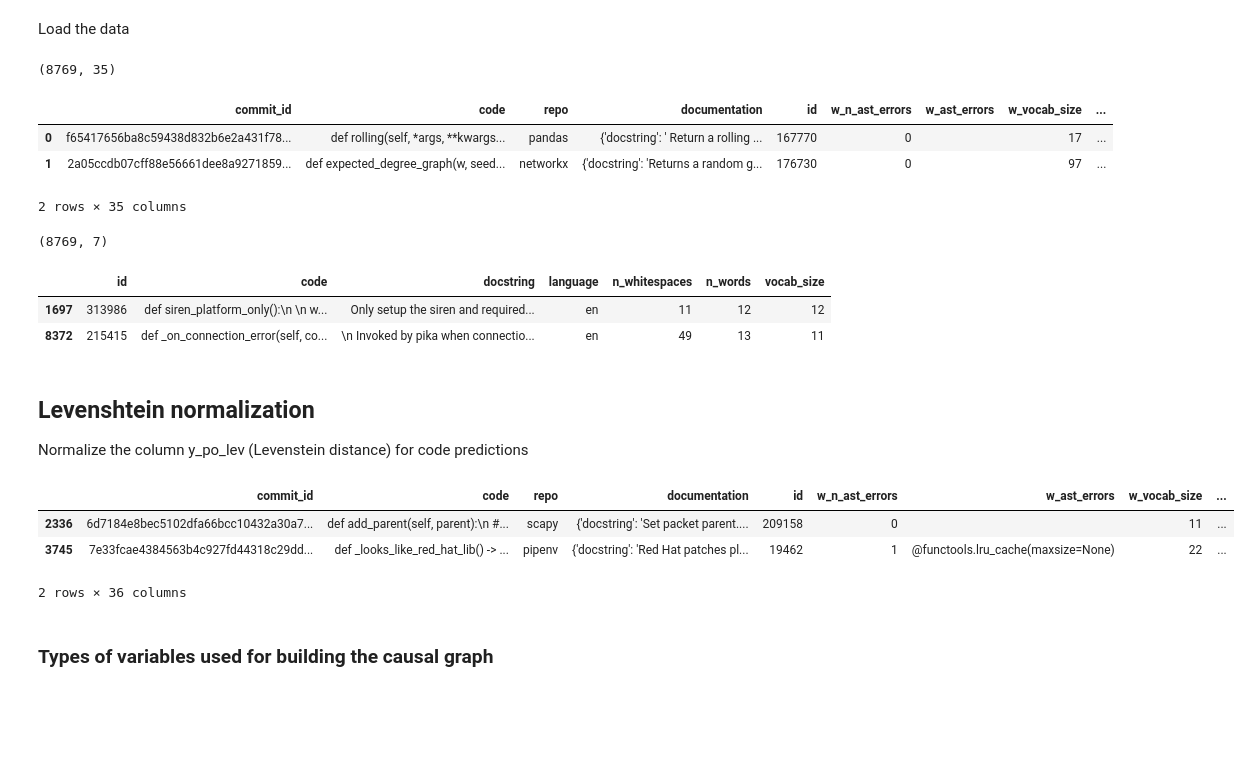
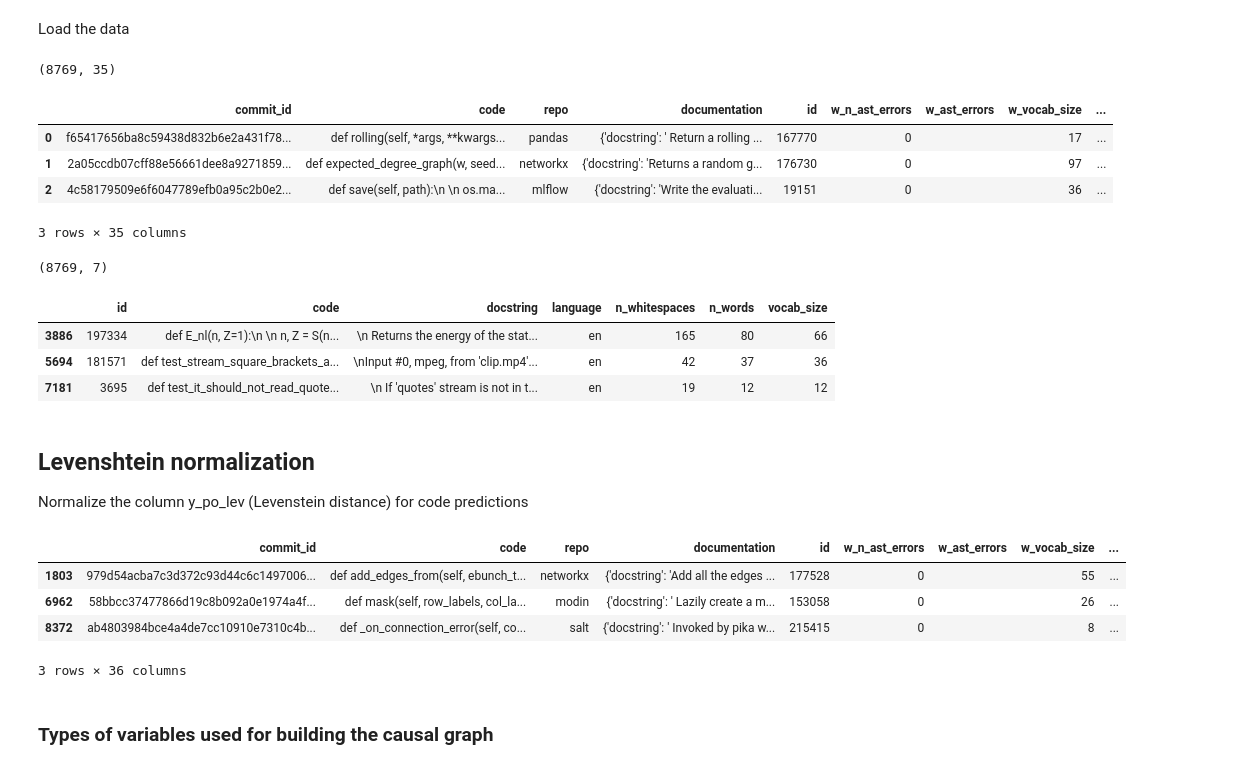
Before and after one commit to LeyliG/galeras-benchmark, a Jupyter notebook: docs/source/02_case_study_prompt_eng_propensity.ipynb, the cells around one changed output. Saved outputs shown, nothing was run; the diff lists cells and outputs as text; code cells hidden in the pictures; blank space fills up the shorter version.

```diff
--- a/docs/source/02_case_study_prompt_eng_propensity.ipynb
+++ b/docs/source/02_case_study_prompt_eng_propensity.ipynb
@@ -79,22 +79,24 @@ dataset.set_format(type='pandas')
 # We are using training set configure from Huggingface
 treatments_df = dataset['train'][:]
 print(treatments_df.shape)
-treatments_df.head(2)
+treatments_df.head(3)
 # %% [output]
 (8769, 35)
 |  | commit_id | code | repo | documentation | id | w_n_ast_errors | w_ast_errors | w_vocab_size | ... |
 | 0 | f65417656ba8c59438d832b6e2a431f78... | def rolling(self, *args, **kwargs... | pandas | {'docstring': ' Return a rolling ... | 167770 | 0 |  | 17 | ... |
 | 1 | 2a05ccdb07cff88e56661dee8a9271859... | def expected_degree_graph(w, seed... | networkx | {'docstring': 'Returns a random g... | 176730 | 0 |  | 97 | ... |
+| 2 | 4c58179509e6f6047789efb0a95c2b0e2... | def save(self, path):\n \n os.ma... | mlflow | {'docstring': 'Write the evaluati... | 19151 | 0 |  | 36 | ... |
-2 rows × 35 columns
+3 rows × 35 columns
 # %%
 documentation_df = pd.concat([treatments_df['id'], treatments_df['code'], treatments_df['documentation'].apply(pd.Series)], axis=1)
 print(documentation_df.shape)
-documentation_df.sample(2)
+documentation_df.sample(3)
 # %% [output]
 (8769, 7)
 |  | id | code | docstring | language | n_whitespaces | n_words | vocab_size |
-| 1697 | 313986 | def siren_platform_only():\n \n w... | Only setup the siren and required... | en | 11 | 12 | 12 |
-| 8372 | 215415 | def _on_connection_error(self, co... | \n Invoked by pika when connectio... | en | 49 | 13 | 11 |
+| 3886 | 197334 | def E_nl(n, Z=1):\n \n n, Z = S(n... | \n Returns the energy of the stat... | en | 165 | 80 | 66 |
+| 5694 | 181571 | def test_stream_square_brackets_a... | \nInput #0, mpeg, from 'clip.mp4'... | en | 42 | 37 | 36 |
+| 7181 | 3695 | def test_it_should_not_read_quote... | \n If 'quotes' stream is not in t... | en | 19 | 12 | 12 |
 # %% [markdown]
 ## Levenshtein normalization
 
@@ -102,17 +104,18 @@ Normalize the column y_po_lev (Levenstein distance) for code predictions
 # %%
 column_to_normalize = 'y_po_lev'
 
 min_value = treatments_df[column_to_normalize].values.min()
 max_value = treatments_df[column_to_normalize].values.max()
 
 treatments_df['y_po_lev_norm'] = (treatments_df[column_to_normalize] - min_value) / (max_value - min_value)
 
-treatments_df.sample(2)
+treatments_df.sample(3)
 # %% [output]
 |  | commit_id | code | repo | documentation | id | w_n_ast_errors | w_ast_errors | w_vocab_size | ... |
-| 2336 | 6d7184e8bec5102dfa66bcc10432a30a7... | def add_parent(self, parent):\n #... | scapy | {'docstring': 'Set packet parent.... | 209158 | 0 |  | 11 | ... |
-| 3745 | 7e33fcae4384563b4c927fd44318c29dd... | def _looks_like_red_hat_lib() -> ... | pipenv | {'docstring': 'Red Hat patches pl... | 19462 | 1 | @functools.lru_cache(maxsize=None) | 22 | ... |
+| 1803 | 979d54acba7c3d372c93d44c6c1497006... | def add_edges_from(self, ebunch_t... | networkx | {'docstring': 'Add all the edges ... | 177528 | 0 |  | 55 | ... |
+| 6962 | 58bbcc37477866d19c8b092a0e1974a4f... | def mask(self, row_labels, col_la... | modin | {'docstring': ' Lazily create a m... | 153058 | 0 |  | 26 | ... |
+| 8372 | ab4803984bce4a4de7cc10910e7310c4b... | def _on_connection_error(self, co... | salt | {'docstring': ' Invoked by pika w... | 215415 | 0 |  | 8 | ... |
-2 rows × 36 columns
+3 rows × 36 columns
 # %% [markdown]
 ### Types of variables used for building the causal graph
 # %% [markdown]
```
